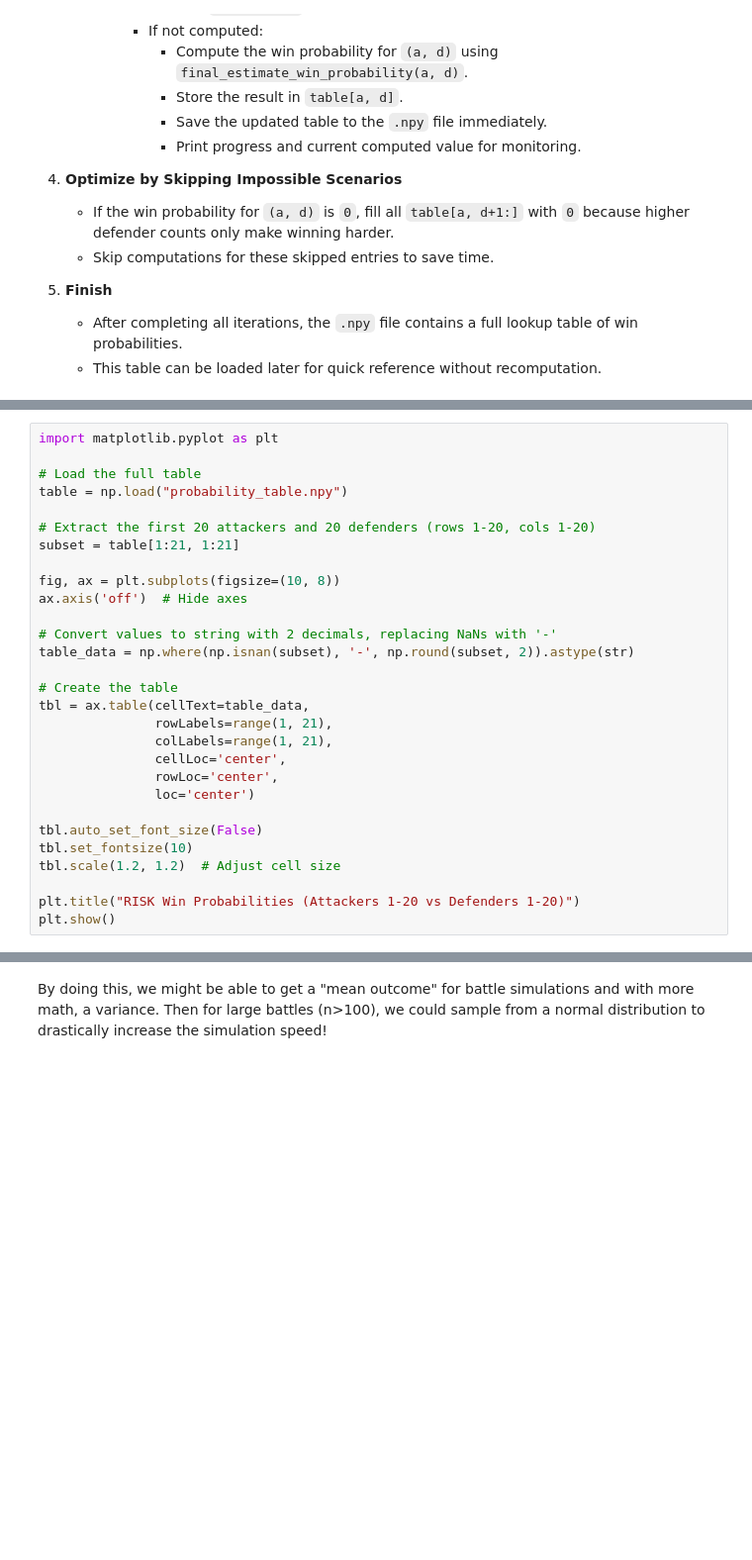
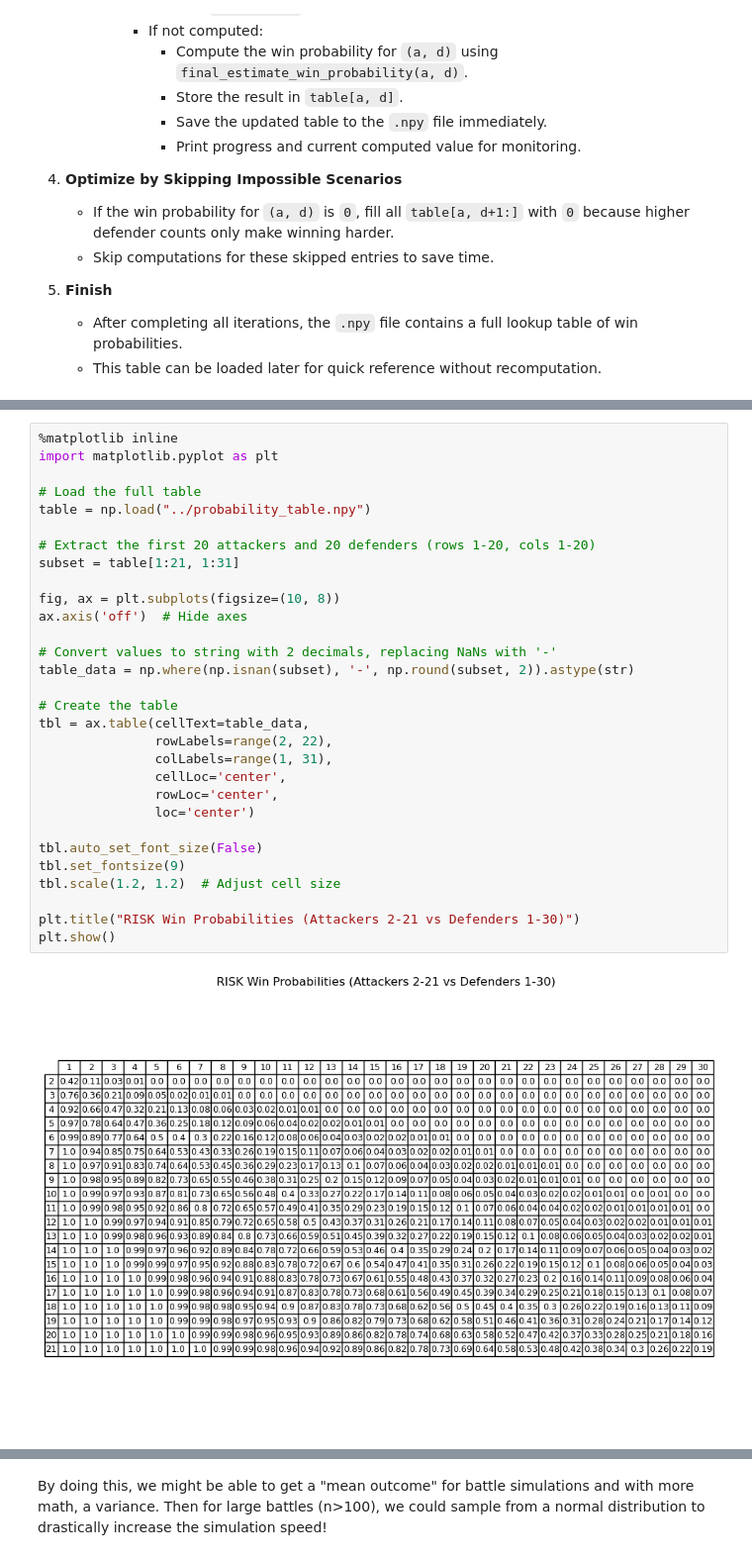
Before and after one commit to smashthategg/RiskGlobalDom-ML-AI, a Jupyter notebook: notes/RISK_probability.ipynb, the cells around one changed output, grey strips where cells are left out. Shown: that part at 99% size. Saved outputs shown, nothing was run; the diff lists cells and outputs as text; blank space fills up the shorter version.

```diff
--- a/notes/RISK_probability.ipynb
+++ b/notes/RISK_probability.ipynb
@@ -300,30 +261,33 @@ Here is a visual of the probability table for 1-20 attackers and 1-20 defenders,
 # %%
+%matplotlib inline
 import matplotlib.pyplot as plt
 
 # Load the full table
-table = np.load("probability_table.npy")
+table = np.load("../probability_table.npy")
 
 # Extract the first 20 attackers and 20 defenders (rows 1-20, cols 1-20)
-subset = table[1:21, 1:21]
+subset = table[1:21, 1:31]
 
 fig, ax = plt.subplots(figsize=(10, 8))
 ax.axis('off')  # Hide axes
 
 # Convert values to string with 2 decimals, replacing NaNs with '-'
 table_data = np.where(np.isnan(subset), '-', np.round(subset, 2)).astype(str)
 
 # Create the table
 tbl = ax.table(cellText=table_data,
-               rowLabels=range(1, 21),
-               colLabels=range(1, 21),
+               rowLabels=range(2, 22),
+               colLabels=range(1, 31),
                cellLoc='center',
                rowLoc='center',
                loc='center')
 
 tbl.auto_set_font_size(False)
-tbl.set_fontsize(10)
+tbl.set_fontsize(9)
 tbl.scale(1.2, 1.2)  # Adjust cell size
 
-plt.title("RISK Win Probabilities (Attackers 1-20 vs Defenders 1-20)")
+plt.title("RISK Win Probabilities (Attackers 2-21 vs Defenders 1-30)")
 plt.show()
+# %% [output]
+[figure, added]
 # %% [markdown]
```
Also changed, not shown: parts of 6 cells of this notebook, 1 other file.
